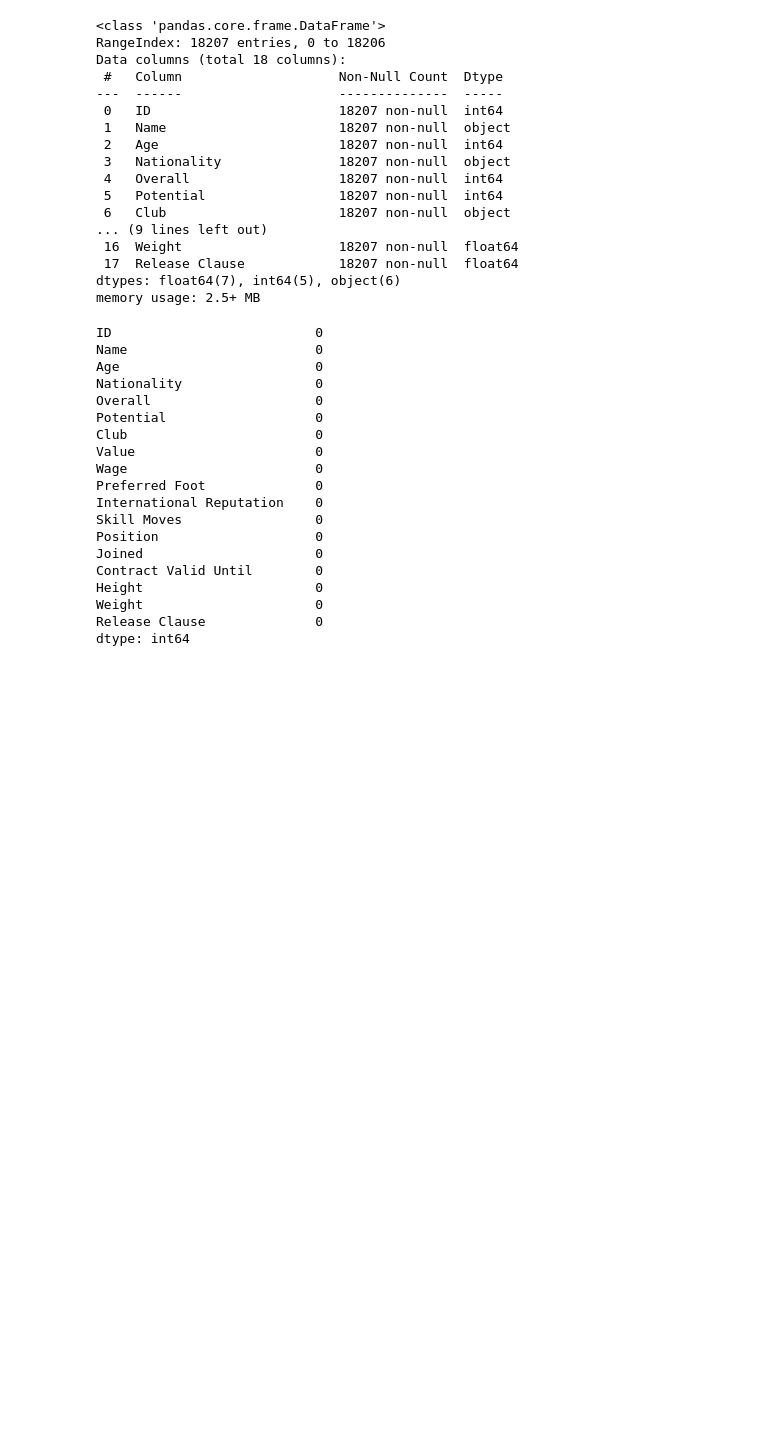
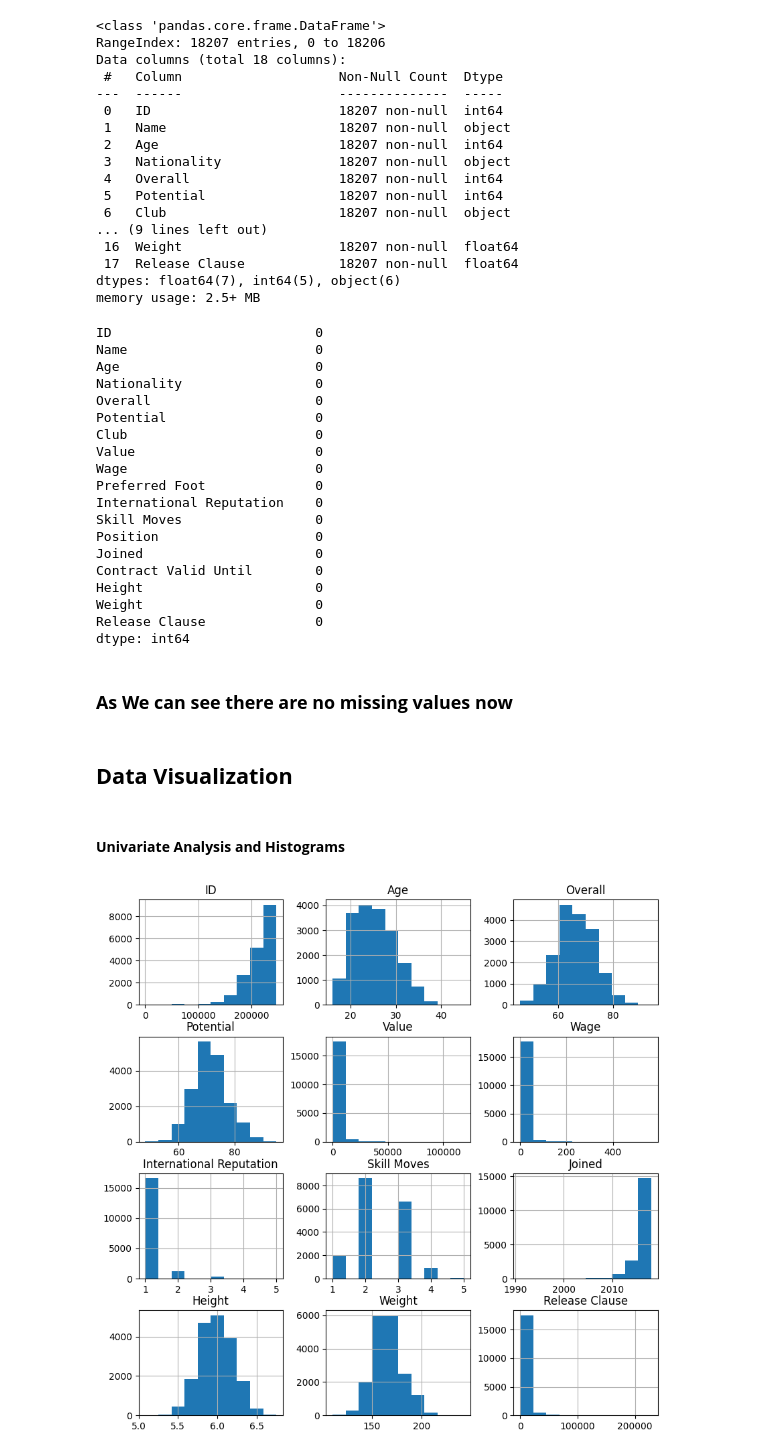
Before and after one commit to Hridayansh018/EDA-Tutorial, a Jupyter notebook: EDA_basic.ipynb, the cells around one changed output. Drawn from its saved outputs; the diff is of its cells as text; code cells hidden in the pictures; blank space fills up the shorter version.

Commit message:
Data Visualization

```diff
--- a/EDA_basic.ipynb
+++ b/EDA_basic.ipynb
@@ -369,3 +370,15 @@ Height                      0
 Weight                      0
 Release Clause              0
 dtype: int64
+# %% [markdown]
+### **As We can see there are no missing values now**
+# %% [markdown]
+## **Data Visualization**
+# %% [markdown]
+#### **Univariate Analysis and Histograms**
+# %%
+#Histogram for each feature
+df.hist(figsize=(10,10))
+plt.show()
+# %% [output]
+[figure, added]
```
Also changed, not shown: parts of 6 cells of this notebook.
